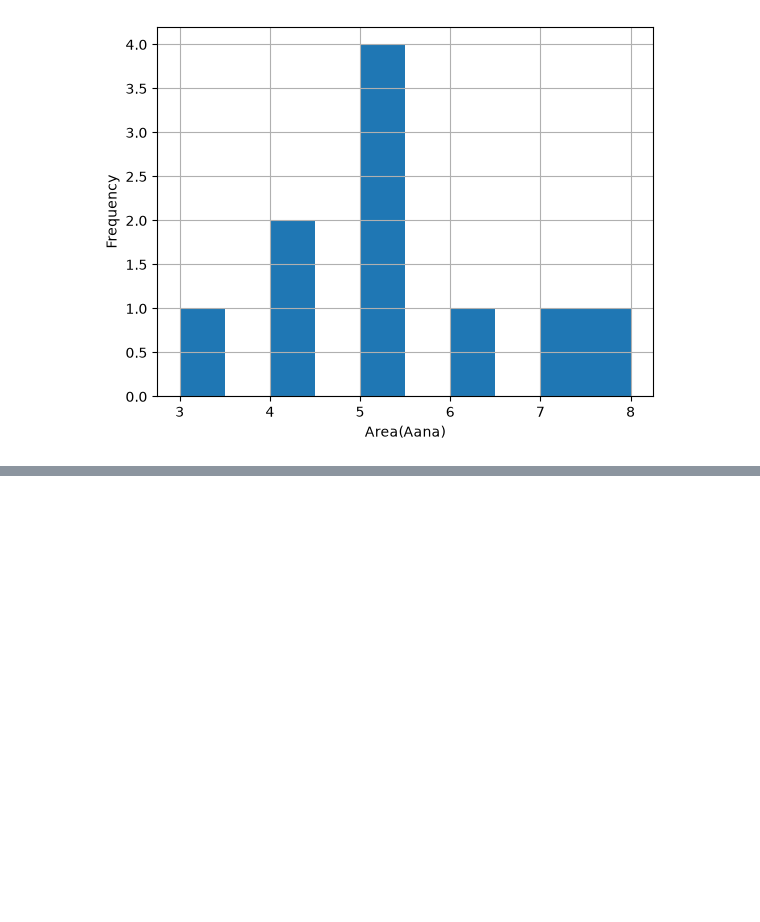
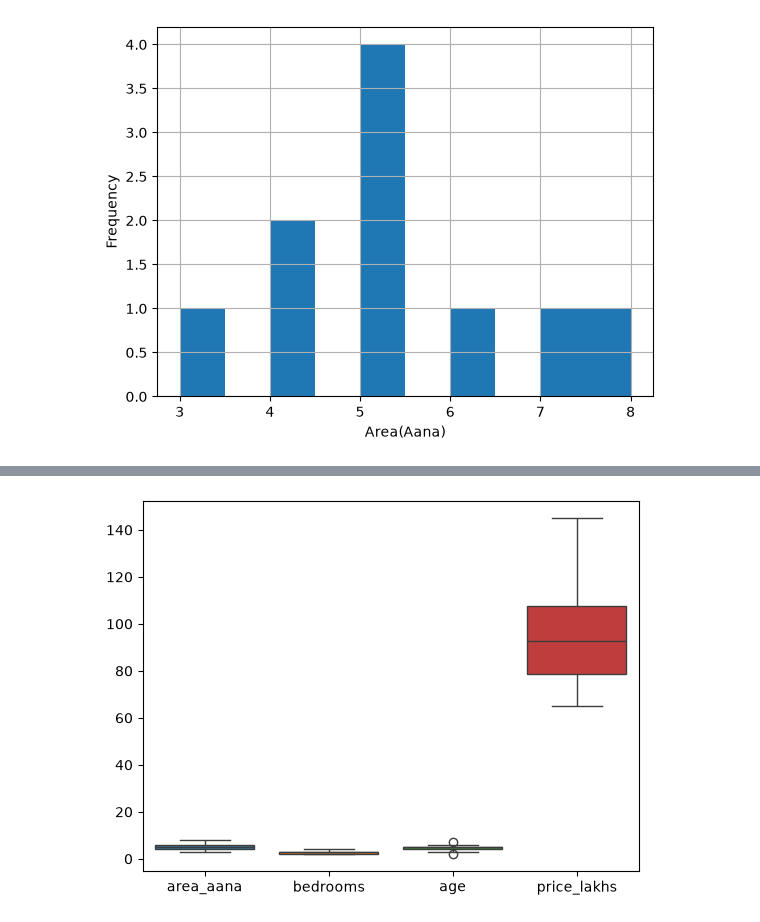
Before and after one commit to hemraj2613/Python-with-Data-Science, a Jupyter notebook: Untitled3.ipynb, the cells around one changed output, grey strips where cells are left out. Cells and saved outputs as stored; diff of their text form; code cells hidden in the pictures; blank space fills up the shorter version.

```diff
--- a/Untitled3.ipynb
+++ b/Untitled3.ipynb
@@ -246,0 +255,5 @@ plt.show()
+# %%
+sns.boxplot(df)
+plt.show()
+# %% [output]
+[figure, added]
```
Also changed, not shown: parts of 10 cells of this notebook.
